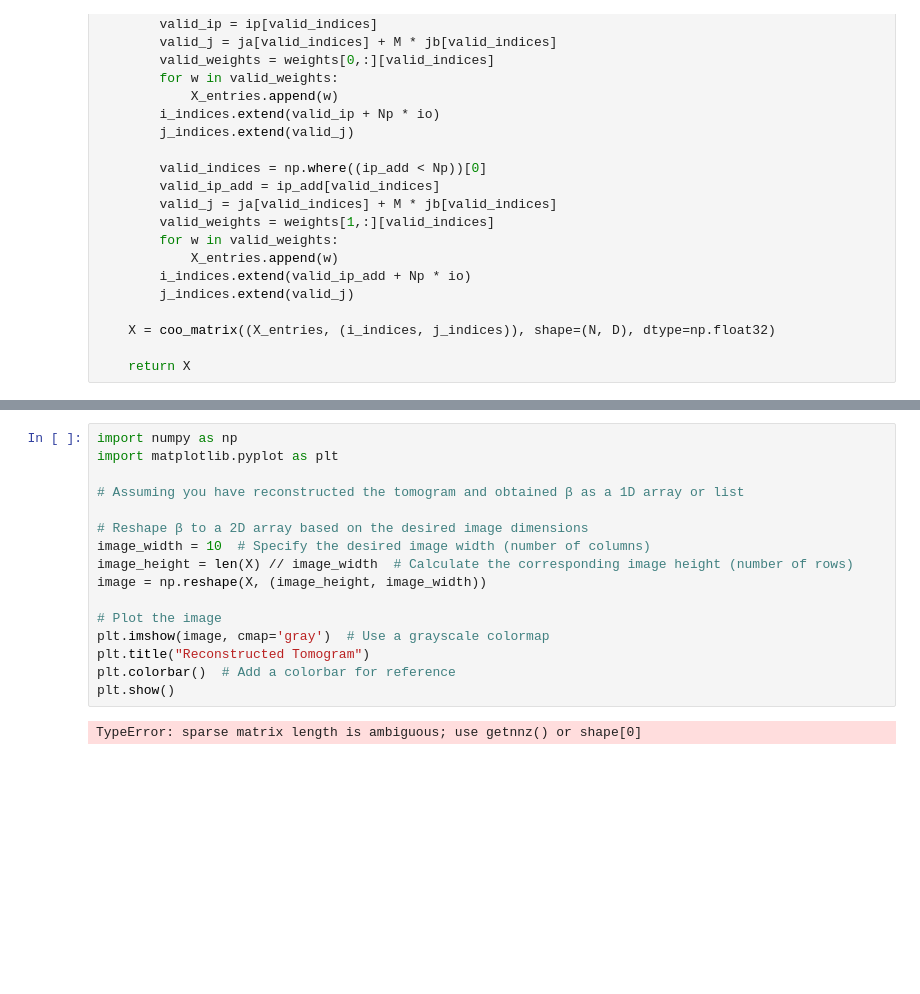
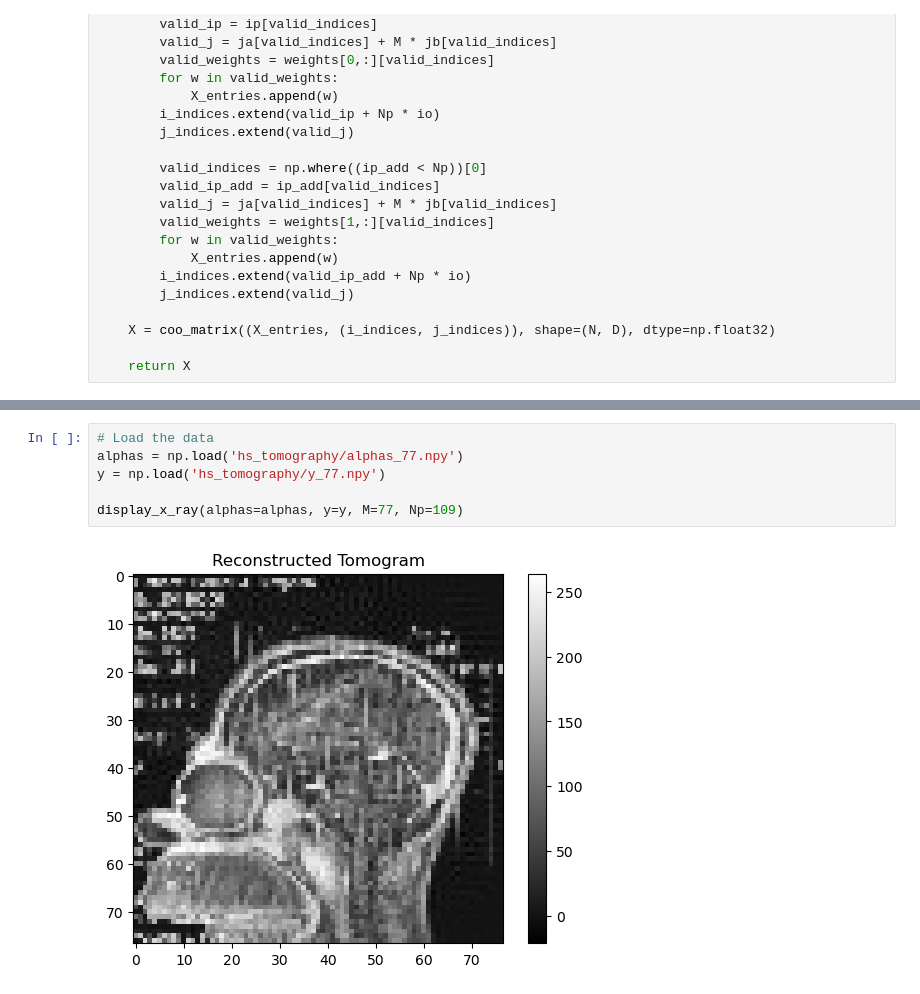
Before and after one commit to Simon-0711/ML_essentials, a Jupyter notebook: Exercise_4/tomography.ipynb, the cells around one changed output, grey strips where cells are left out. Saved outputs shown, nothing was run; the diff lists cells and outputs as text; blank space fills up the shorter version.

```diff
--- a/Exercise_4/tomography.ipynb
+++ b/Exercise_4/tomography.ipynb
@@ -130,18 +131,8 @@ ValueError: dimension mismatch
-# %%
-import numpy as np
-import matplotlib.pyplot as plt
-
-# Assuming you have reconstructed the tomogram and obtained β as a 1D array or list
-
-# Reshape β to a 2D array based on the desired image dimensions
-image_width = 10  # Specify the desired image width (number of columns)
-image_height = len(X) // image_width  # Calculate the corresponding image height (number of rows)
-image = np.reshape(X, (image_height, image_width))
-
-# Plot the image
-plt.imshow(image, cmap='gray')  # Use a grayscale colormap
-plt.title("Reconstructed Tomogram")
-plt.colorbar()  # Add a colorbar for reference
-plt.show()
-# %% [output]
-TypeError: sparse matrix length is ambiguous; use getnnz() or shape[0]
+# %%
+# Load the data
+alphas = np.load('hs_tomography/alphas_77.npy')
+y = np.load('hs_tomography/y_77.npy')
+
+display_x_ray(alphas=alphas, y=y, M=77, Np=109)
+# %% [output]
+[figure, added]
```
Also changed, not shown: parts of 9 cells of this notebook.
